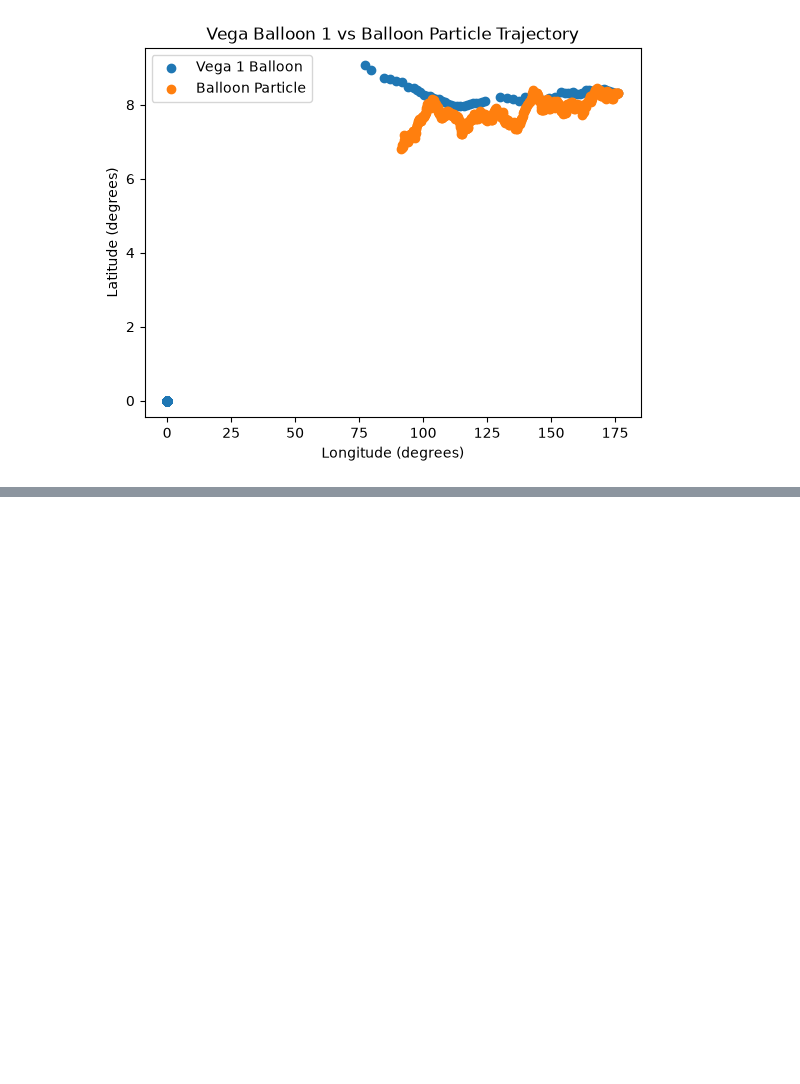
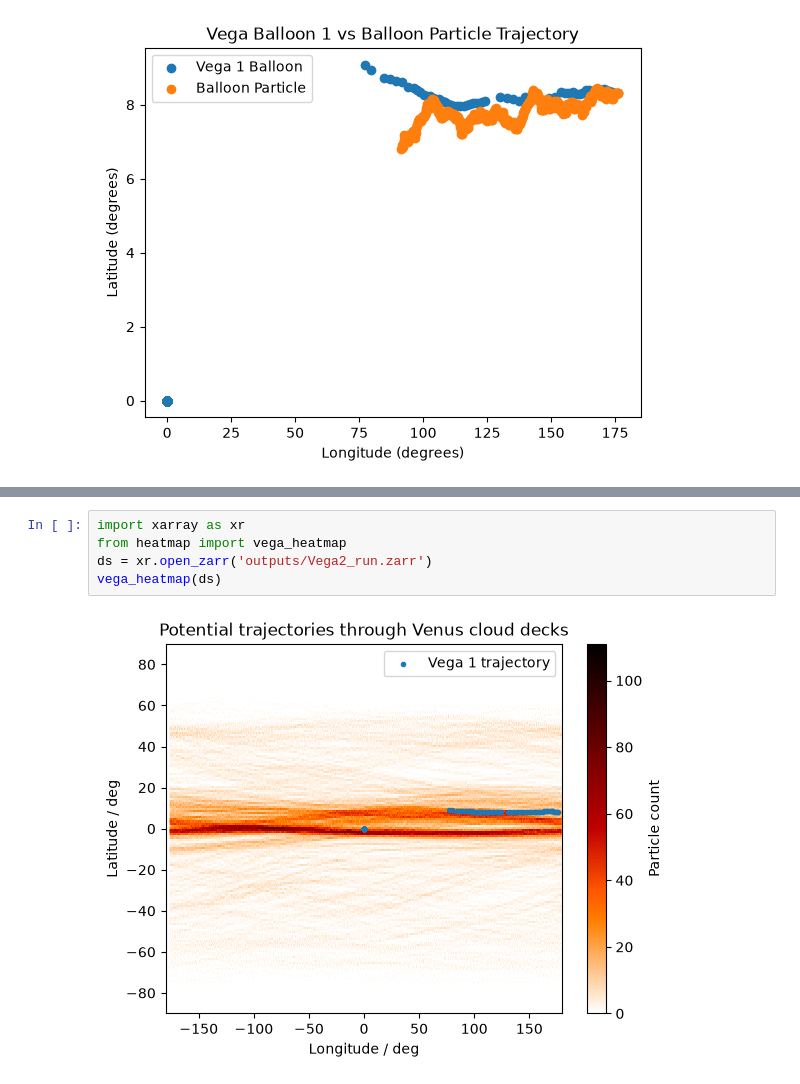
Before and after one commit to maureenjcohen/latraj, a Jupyter notebook: datasets.ipynb, the cells around one changed output, grey strips where cells are left out. Cells and saved outputs as stored; diff of their text form; blank space fills up the shorter version.

Commit message:
Ran more comparison plots for Vega

```diff
--- a/datasets.ipynb
+++ b/datasets.ipynb
@@ -104,3 +104,10 @@ plt.legend()
 plt.show()
 # %% [output]
 [figure]
+# %%
+import xarray as xr
+from heatmap import vega_heatmap
+ds = xr.open_zarr('outputs/Vega2_run.zarr')
+vega_heatmap(ds)
+# %% [output]
+[figure, added]
```
Also changed, not shown: parts of 3 cells of this notebook, 1 other file.
